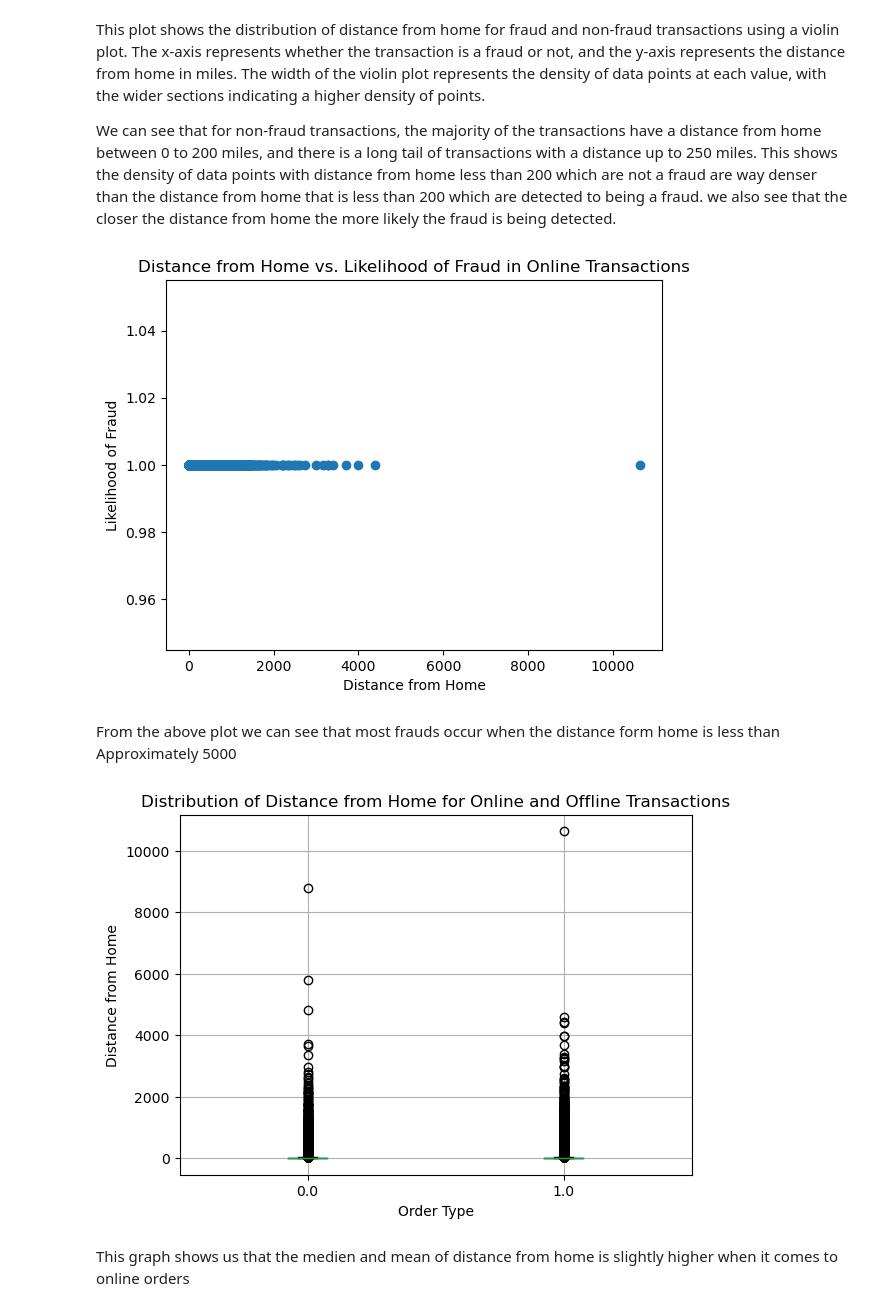
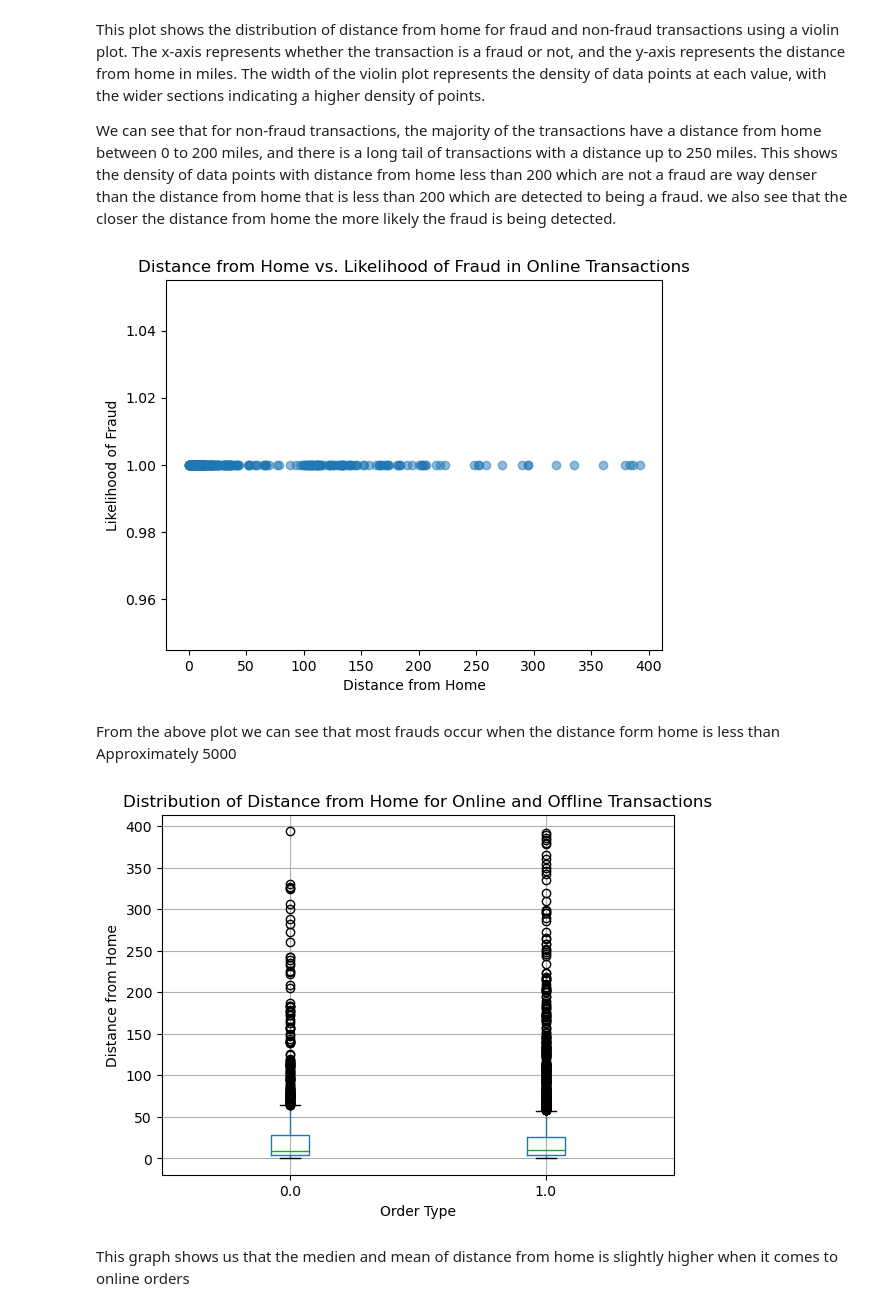
Before and after one commit to KarimKhalil33/CreditCard-Fraud-Data-Analysis, a Jupyter notebook: analysis/analysis2.ipynb, the cells around one changed output. Cells and saved outputs as stored; diff of their text form; code cells hidden in the pictures.

```diff
--- a/analysis/analysis2.ipynb
+++ b/analysis/analysis2.ipynb
@@ -31,6 +31,9 @@ mydata
 mydata = mydata.dropna(subset=['distance_from_home'])
 mydata = pd.DataFrame(mydata)
 mydata = mydata.dropna(axis=1,how='any')
+mydata = mydata[(mydata['distance_from_last_transaction'] < 75) & (mydata['ratio_to_median_purchase_price'] < 30)&(mydata['distance_from_home'] < 400)]
+midpoint = len(mydata) // 170
+mydata = mydata.iloc[:midpoint]
 mydata
 # %% [output]
 |  | distance_from_home | distance_from_last_transaction | ratio_to_median_purchase_price | repeat_retailer | used_chip | ... |
@@ -183,21 +197,21 @@ We can see that for non-fraud transactions, the majority of the transactions hav
 # %%
 import matplotlib.pyplot as plt
 
 
 online_fraud = mydata.loc[(mydata['online_order'] == 1) & (mydata['fraud'] == 1)]
 
 
-plt.scatter(online_fraud['distance_from_home'], online_fraud['fraud'])
+plt.scatter(online_fraud['distance_from_home'], online_fraud['fraud'], alpha=0.5)
 
 
 plt.title('Distance from Home vs. Likelihood of Fraud in Online Transactions')
 plt.xlabel('Distance from Home')
 plt.ylabel('Likelihood of Fraud')
 
 
 plt.show()
 # %% [output]
-[figure, old version]
+[figure, new version]
 # %% [markdown]
 From the above plot we can see that most frauds occur when the distance form home is less than Approximately 5000
 # %%
@@ -215,7 +229,7 @@ plt.ylabel('Distance from Home')
 
 plt.show()
 # %% [output]
-[figure, old version]
+[figure, new version]
 # %% [markdown]
 This graph shows us that the medien and mean of distance from home is slightly higher when it comes to online orders
 # %%
```
Also changed, not shown: parts of 13 cells of this notebook.
